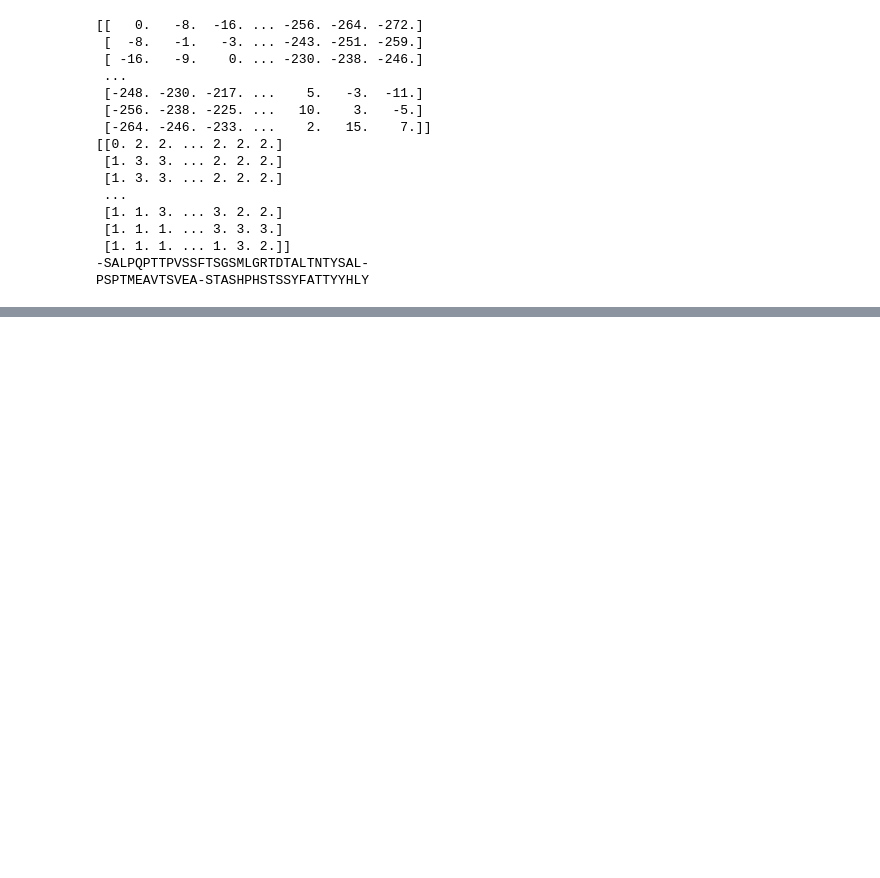
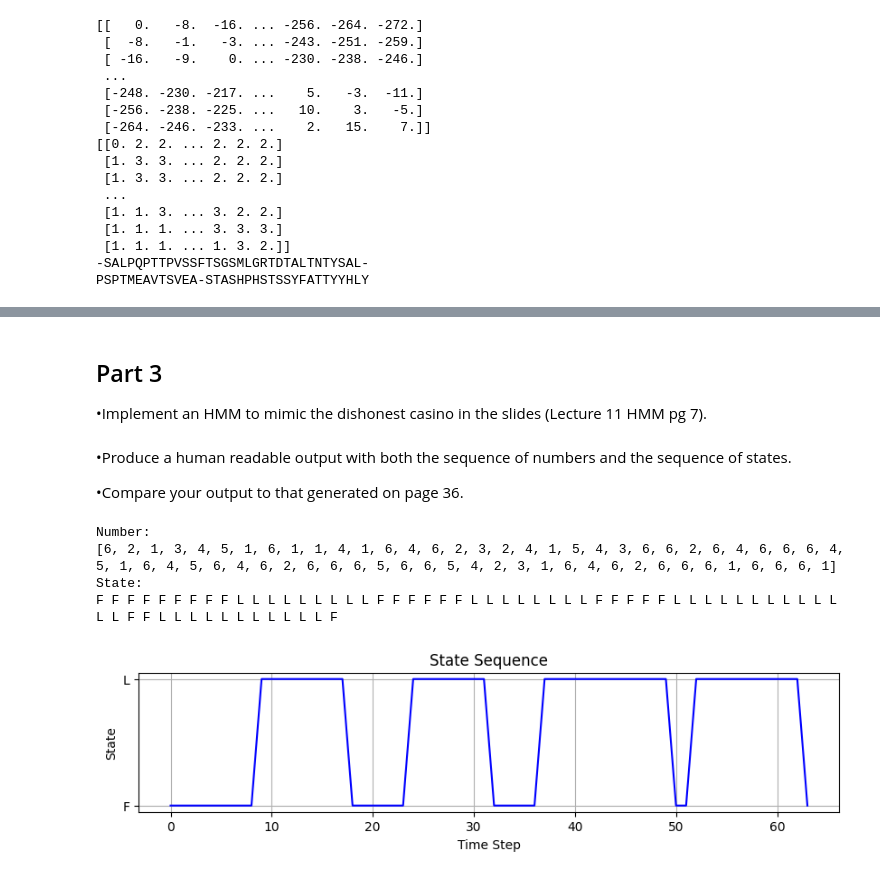
Before and after one commit to willmayhew/COMP3212ComputationalBiologyLabs, a Jupyter notebook: Lab2/Lab2.ipynb, the cells around one changed output, grey strips where cells are left out. Drawn from its saved outputs; the diff is of its cells as text; code cells hidden in the pictures; blank space fills up the shorter version.

```diff
--- a/Lab2/Lab2.ipynb
+++ b/Lab2/Lab2.ipynb
@@ -120,0 +241,4 @@ PSPTMEAVTSVEA-STASHPHSTSSYFATTYYHLY
+# %% [markdown]
+## Part 3
+
+•Implement an HMM to mimic the dishonest casino in the slides (Lecture 11 HMM pg 7).
@@ -120,0 +272,40 @@ PSPTMEAVTSVEA-STASHPHSTSSYFATTYYHLY
+# %%
+def dishonest_casino():
+    model = hmm.CategoricalHMM(n_components=2)
+
+    model.startprob_ = np.array([1.0, 0.0])
+    model.transmat_ = np.array([[0.9, 0.1],
+                                [0.1, 0.9]])
+    model.emissionprob_ = np.array([[1/6, 1/6, 1/6, 1/6, 1/6, 1/6],
+                                    [1/10, 1/10, 1/10, 1/10, 1/10, 1/2]])
+
+    rolls, states = model.sample(64)
+
+    roll_nums = [1, 2, 3, 4, 5, 6]
+    state_labels = ['F', 'L']
+
+    seq_readable = [roll_nums[symbol] for symbol in rolls.flatten()]
+    states_readable = [state_labels[state] for state in states]
+
+    return model, seq_readable, states_readable
+# %% [markdown]
+•Produce a human readable output with both the sequence of numbers and the sequence
+of states.
+
+•Compare your output to that generated on page 36.
+# %%
+model, seq, states = dishonest_casino()
+
+labels = ['F', 'L']
+
+print("Number:")
+print(seq)
+print("State:")
+display_colored(states, labels)
+display_states(states, labels)
+# %% [output]
+Number:
+[6, 2, 1, 3, 4, 5, 1, 6, 1, 1, 4, 1, 6, 4, 6, 2, 3, 2, 4, 1, 5, 4, 3, 6, 6, 2, 6, 4, 6, 6, 6, 4, 5, 1, 6, 4, 5, 6, 4, 6, 2, 6, 6, 6, 5, 6, 6, 5, 4, 2, 3, 1, 6, 4, 6, 2, 6, 6, 6, 1, 6, 6, 6, 1]
+State:
+F F F F F F F F F L L L L L L L L L F F F F F F L L L L L L L L F F F F F L L L L L L L L L L L L L F F L L L L L L L L L L L F
+[figure, added]
```
Also changed, not shown: parts of 25 cells of this notebook, 1 other file.
